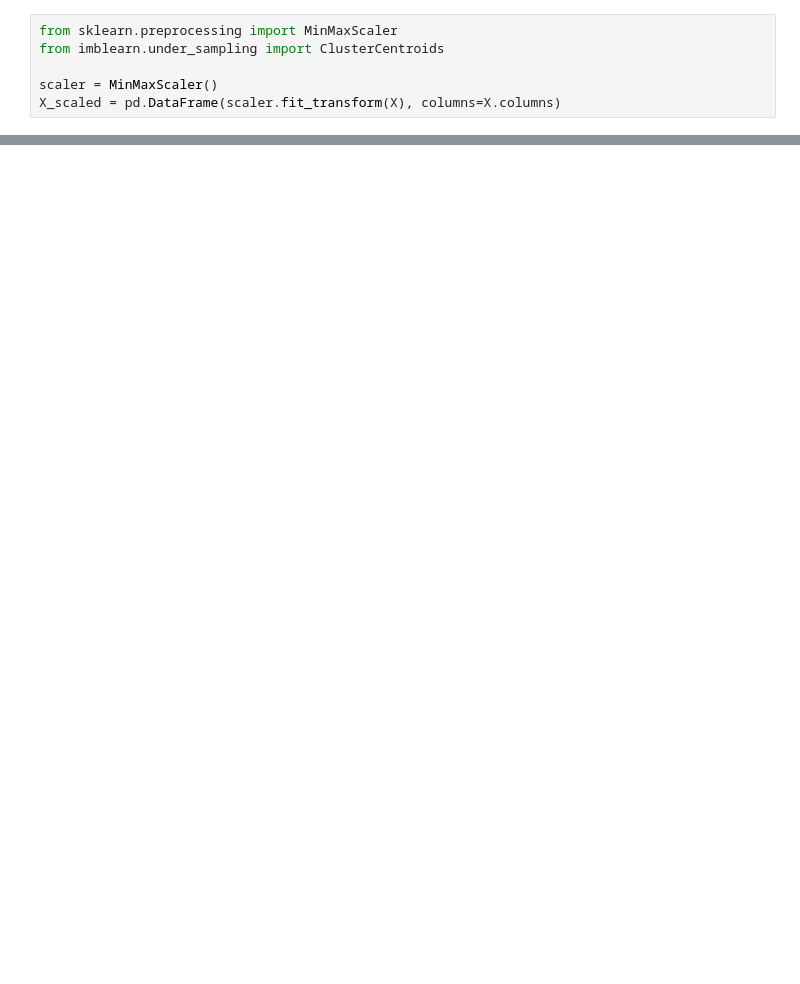
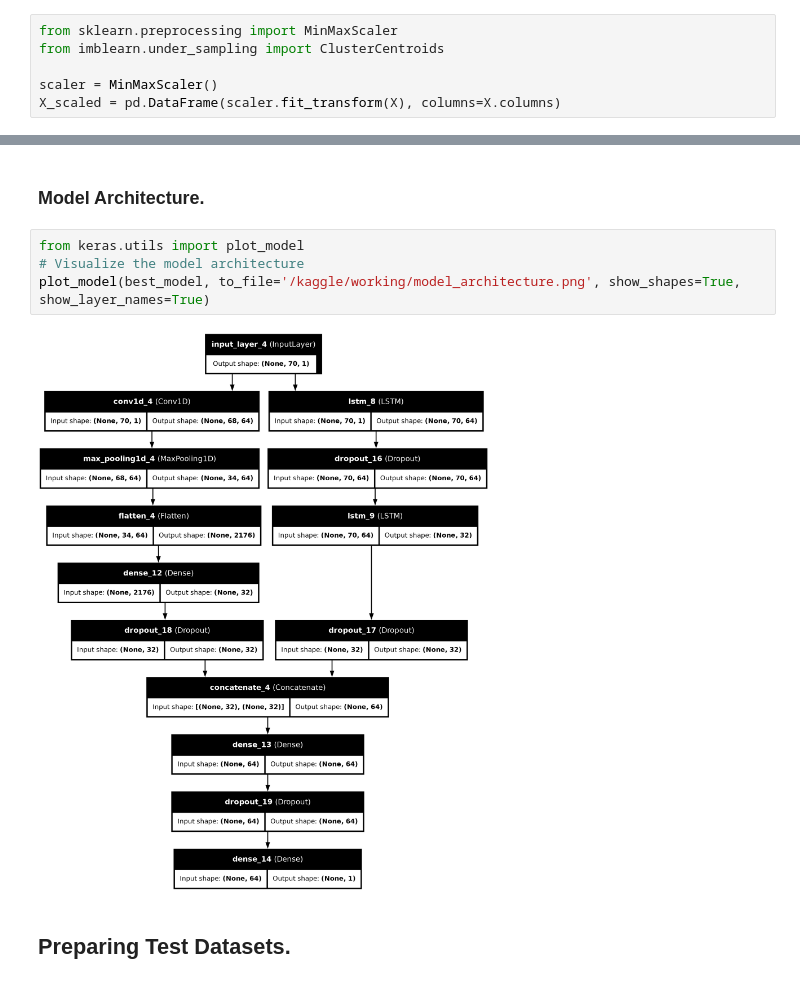
Before and after one commit to rakinplaban/APT_work, a Jupyter notebook: dapt2020/dapt-work.ipynb, the cells around one changed output, grey strips where cells are left out. Saved outputs shown, nothing was run; the diff lists cells and outputs as text; blank space fills up the shorter version.

Commit message:
Kaggle Notebook | dapt_work | Version 2

```diff
--- a/dapt2020/dapt-work.ipynb
+++ b/dapt2020/dapt-work.ipynb
@@ -368,0 +614,10 @@ X_scaled.head()
+# %% [markdown]
+### Model Architecture.
+# %%
+from keras.utils import plot_model
+# Visualize the model architecture
+plot_model(best_model, to_file='/kaggle/working/model_architecture.png', show_shapes=True, show_layer_names=True)
+# %% [output]
+[figure, added]
+# %% [markdown]
+## Preparing Test Datasets.
```
Also changed, not shown: parts of 27 cells of this notebook.
